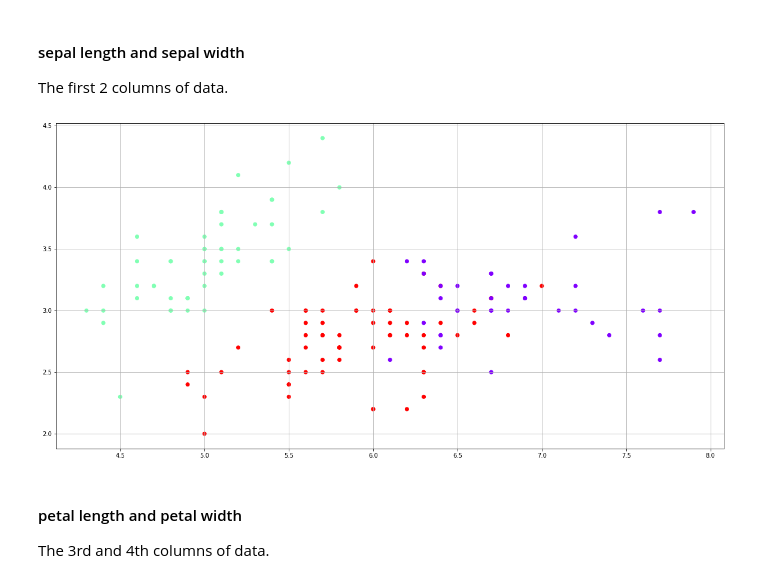
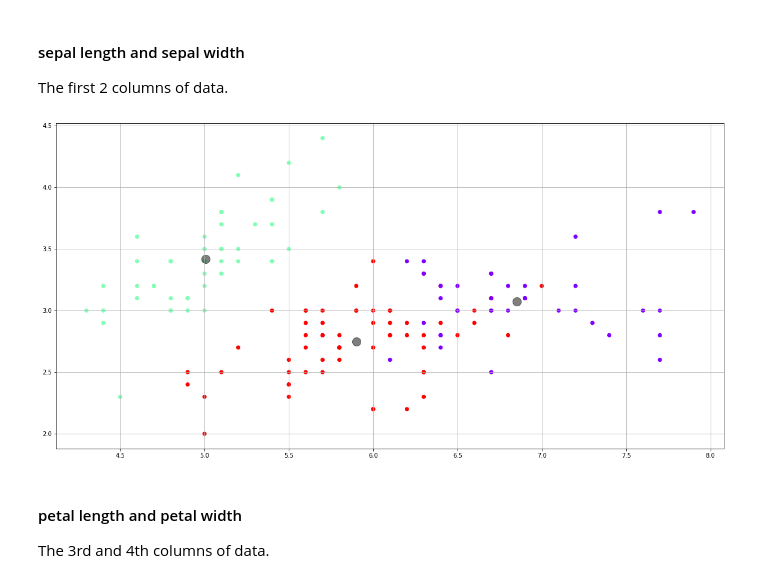
Before and after one commit to johndunne2019/Tasks-2020-Machine-Learning-and-Statistics, a Jupyter notebook: Tasks.ipynb, the cells around one changed output. Saved outputs shown, nothing was run; the diff lists cells and outputs as text; code cells hidden in the pictures.

Commit message:
Task 4 - Rearranged notebook, added cluster centers to scatter plots and added some markdown research

```diff
--- a/Tasks.ipynb
+++ b/Tasks.ipynb
@@ -1371,6 +1363,7 @@ Convenience method; equivalent to calling fit(X) followed by predict(X).
 # %%
 # Adapted from example in [8]
 # Set the number of clusters k to be 3
-kmeans = skcl.KMeans(n_clusters=3, random_state=0)
+model = skcl.KMeans(n_clusters=3, random_state=0)
 # fit_predict k-menas clustering to the data set
-y = kmeans.fit_predict(x)
+#model.fit(x)
+model.fit(x)
@@ -1409,0 +1419,3 @@ array([1, 1, 1, 1, 1, 1, 1, 1, 1, 1, 1, 1, 1, 1, 1, 1, 1, 1, 1, 1, 1, 1,
+# %%
+centers = model.cluster_centers_
+centers
@@ -1418,11 +1434,14 @@ The first 2 columns of data.
 # %%
 # Adapted from [14]
 # matplotlib.pyplot scatterplot has a parameter cmap - color map
 # c parameter sets the color differentiation to be the y values in this case
-plt.scatter(x[:, 0], x[:,1], c=y, cmap='rainbow')
+plt.scatter(x[:, 0], x[:,1], c=model.labels_, cmap='rainbow')
+# plot the cluster centers, adapted from [15]
+plt.scatter(centers[:, 0], centers[:, 1], c='black', s=200, alpha=0.5);
+# add grid
 plt.grid()
 # %% [output]
-[figure, old version]
+[figure, new version]
 # %% [markdown]
 #### petal length and petal width
 
```
Also changed, not shown: parts of 33 cells of this notebook.
